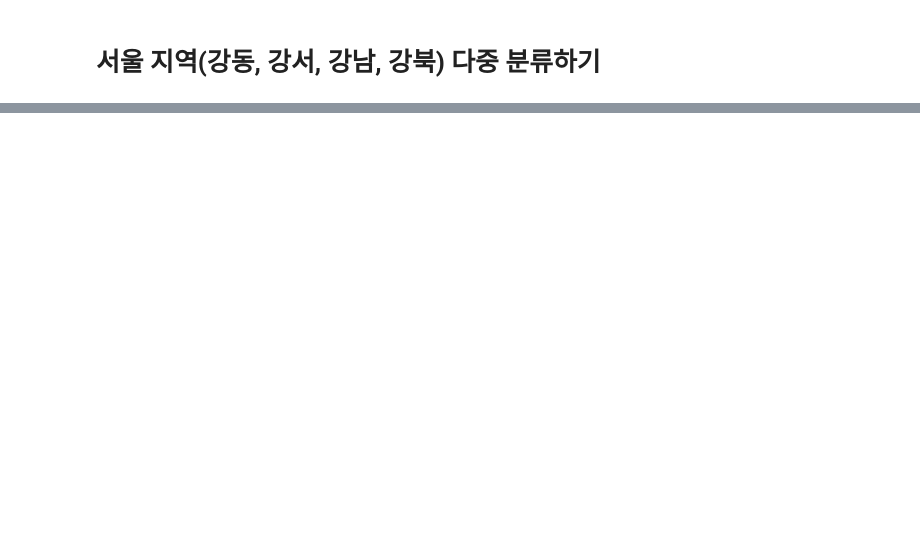
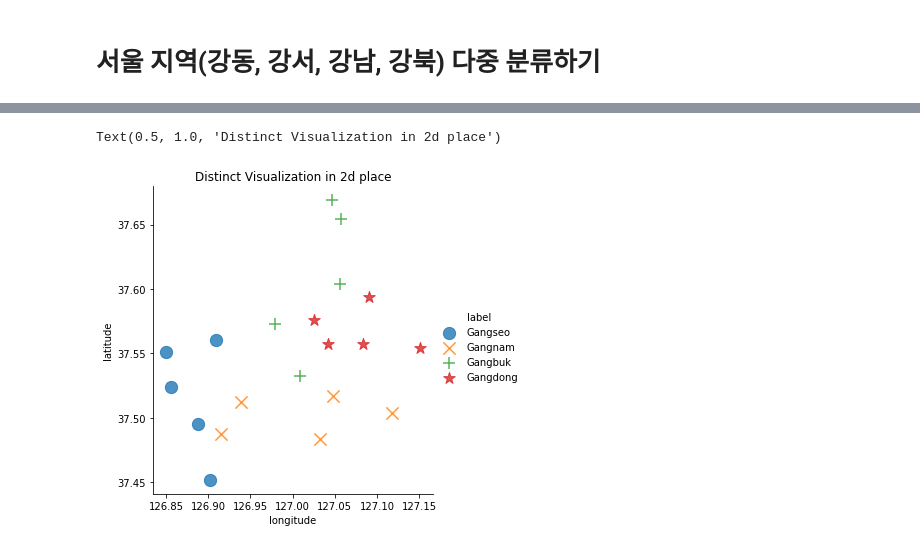
Before and after one commit to Jio-Kim/ML-DL, a Jupyter notebook: Decision_Tree.ipynb, the cells around one changed output, grey strips where cells are left out. Saved outputs shown, nothing was run; the diff lists cells and outputs as text; code cells hidden in the pictures; blank space fills up the shorter version.

```diff
--- a/Decision_Tree.ipynb
+++ b/Decision_Tree.ipynb
@@ -33,0 +114,15 @@ train_df = train_df[['district', 'longitude', 'latitude', 'label']]
+# %%
+import matplotlib.pyplot as plt
+import seaborn as sns
+%matplotlib inline
+
+sns.lmplot('longitude','latitude', data = train_df, fit_reg = False,
+           scatter_kws = {"s":150},
+           markers = ['o','x','+','*'],
+           hue = 'label')
+
+#title
+plt.title("Distinct Visualization in 2d place")
+# %% [output]
+Text(0.5, 1.0, 'Distinct Visualization in 2d place')
+[figure, added]
```
Also changed, not shown: parts of 26 cells of this notebook.
